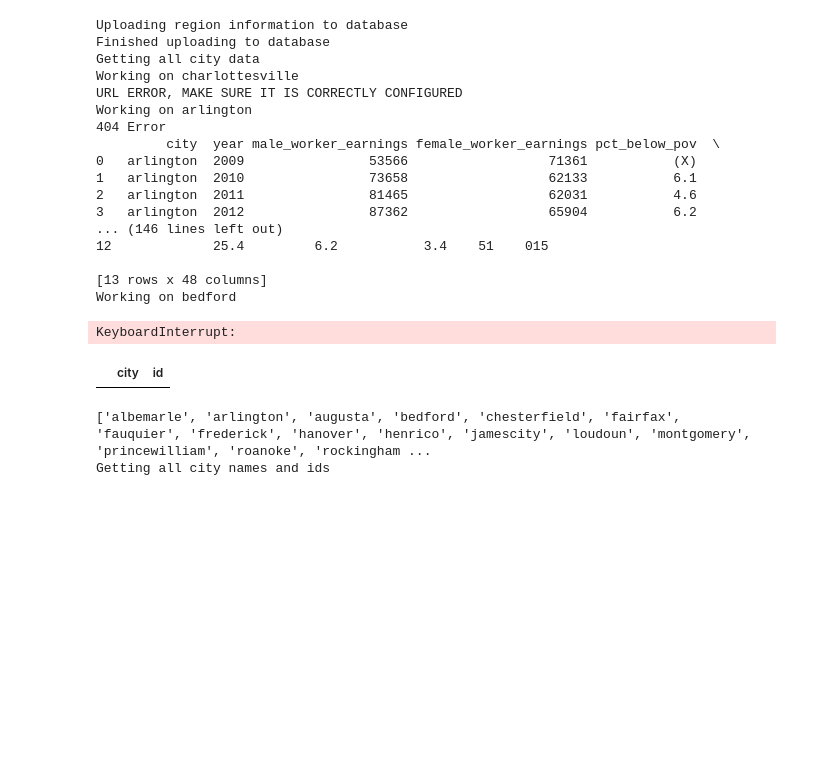
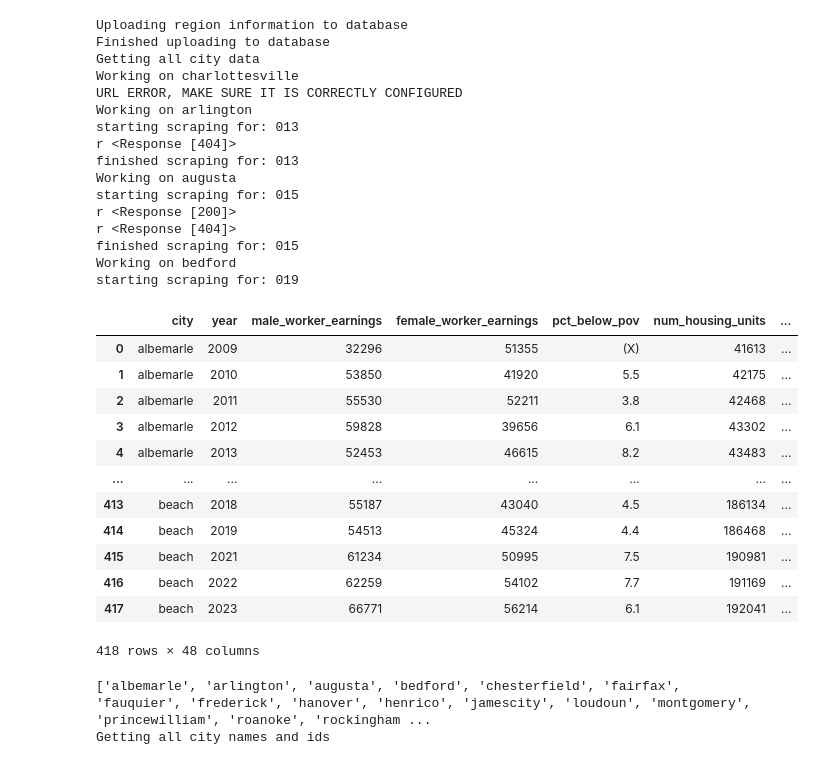
Before and after one commit to j-miskill/climate-ville, a Jupyter notebook: sandbox.ipynb, the cells around one changed output. Drawn from its saved outputs; the diff is of its cells as text; code cells hidden in the pictures; blank space fills up the shorter version.

```diff
--- a/sandbox.ipynb
+++ b/sandbox.ipynb
@@ -26,6 +190,19 @@ city_df = pd.DataFrame()
 for c in cities:
     print("Working on", c)
     try:
+        if c == "fauquier":
+            c = "front royal"
+        if c == "jamescity":
+            c = "williamsburg"
+        if c == "princewilliam":
+            c = "manassas"
+        if c == "spotsylvania":
+            c = "fredericksburg"
+        if c == "albemarle":
+            c = "charlottesville"
+
+        if c == "beach":
+            c = "Virginia Beach"
         df = cd.get_data_for_city(city=c, years=[2009, 2023])
         city_df = pd.concat([city_df, df], ignore_index=True)
     except Exception as e:
@@ -40,26 +217,36 @@ Getting all city data
 Working on charlottesville
 URL ERROR, MAKE SURE IT IS CORRECTLY CONFIGURED
 Working on arlington
-404 Error
-         city  year male_worker_earnings female_worker_earnings pct_below_pov  \
-0   arlington  2009                53566                  71361           (X)
-1   arlington  2010                73658                  62133           6.1
-2   arlington  2011                81465                  62031           4.6
-3   arlington  2012                87362                  65904           6.2
-... (146 lines left out)
-12             25.4         6.2           3.4    51    015
-
-[13 rows x 48 columns]
+starting scraping for: 013
+r <Response [404]>
+finished scraping for: 013
+Working on augusta
+starting scraping for: 015
+r <Response [200]>
+r <Response [404]>
+finished scraping for: 015
 Working on bedford
+starting scraping for: 019
-KeyboardInterrupt:
 # %%
 query = """
-SELECT * from city_ids
+SELECT * from city_data
 """
 
 pd.read_sql_query(query, con=engine)
 # %% [output]
-|  | city | id |
+|  | city | year | male_worker_earnings | female_worker_earnings | pct_below_pov | num_housing_units | ... |
+| 0 | albemarle | 2009 | 32296 | 51355 | (X) | 41613 | ... |
+| 1 | albemarle | 2010 | 53850 | 41920 | 5.5 | 42175 | ... |
+| 2 | albemarle | 2011 | 55530 | 52211 | 3.8 | 42468 | ... |
+| 3 | albemarle | 2012 | 59828 | 39656 | 6.1 | 43302 | ... |
+| 4 | albemarle | 2013 | 52453 | 46615 | 8.2 | 43483 | ... |
+| ... | ... | ... | ... | ... | ... | ... | ... |
+| 413 | beach | 2018 | 55187 | 43040 | 4.5 | 186134 | ... |
+| 414 | beach | 2019 | 54513 | 45324 | 4.4 | 186468 | ... |
+| 415 | beach | 2021 | 61234 | 50995 | 7.5 | 190981 | ... |
+| 416 | beach | 2022 | 62259 | 54102 | 7.7 | 191169 | ... |
+| 417 | beach | 2023 | 66771 | 56214 | 6.1 | 192041 | ... |
+418 rows × 48 columns
 # %%
 cities = list(cd.get_all_cities()['city'])
 print(cities)
```
Also changed, not shown: parts of 10 cells of this notebook, 7 other files.
